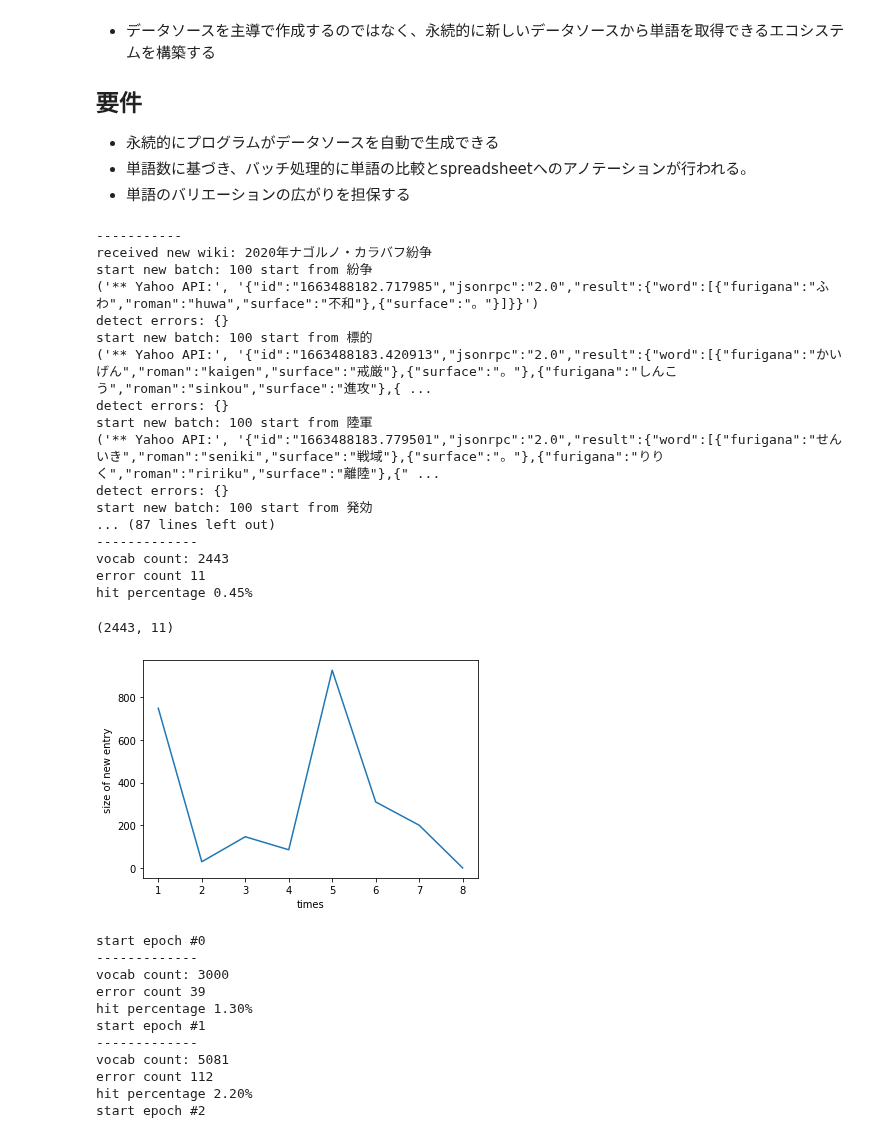
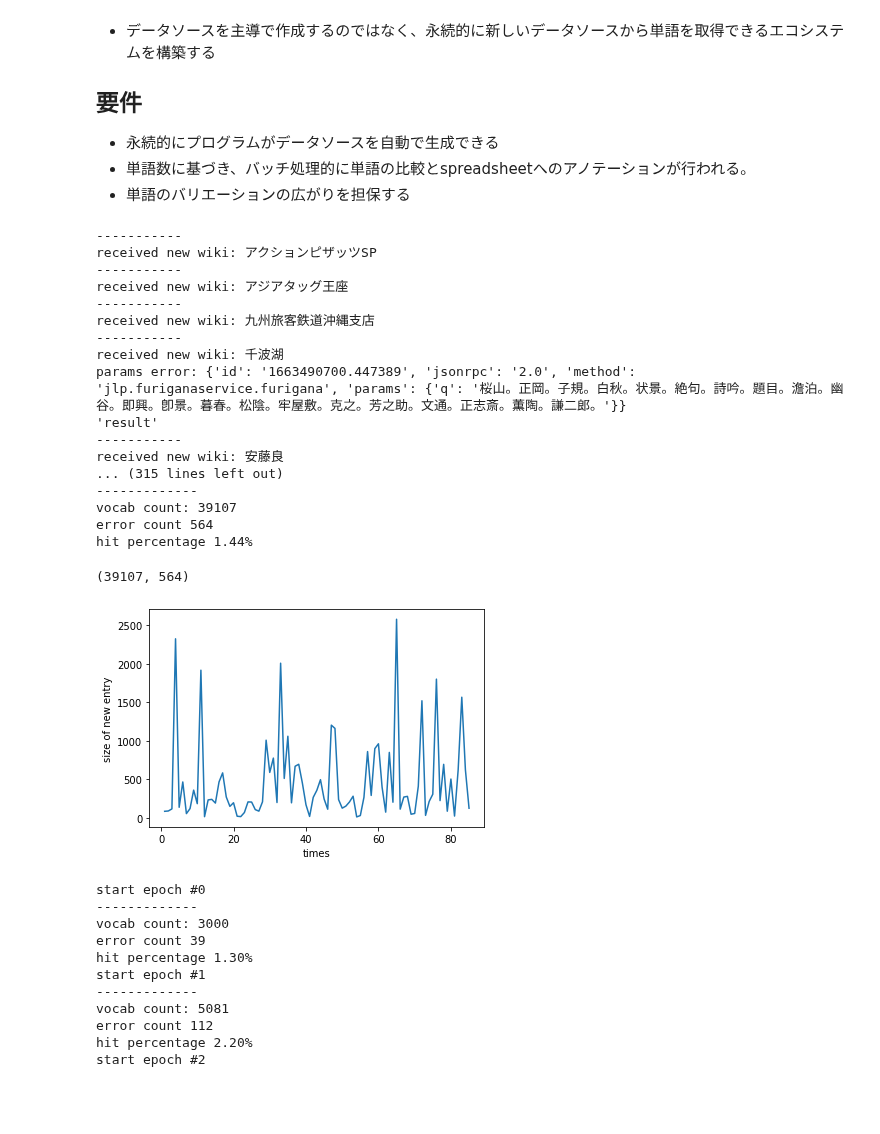
Before and after one commit to mzhkz/coefont_kana_convert_error_detector, a Jupyter notebook: 0904_detect_kana_yomi_error.ipynb, the cells around one changed output. Saved outputs shown, nothing was run; the diff lists cells and outputs as text; code cells hidden in the pictures; blank space fills up the shorter version.

```diff
--- a/0904_detect_kana_yomi_error.ipynb
+++ b/0904_detect_kana_yomi_error.ipynb
@@ -685,6 +687,7 @@ test_09_url = 'https://stream.wikimedia.org/v2/stream/recentchange'
 # wikipediaの更新ログをデータセットに変換するイテレータ
 def getDataSourceFromWikipedia(limit=None, show_received_log=False):
   count = 0
+  titles = []
   for event in EventSource(test_09_url, last_id=None):
     if event.event == 'message':
         try:
@@ -692,7 +695,9 @@ def getDataSourceFromWikipedia(limit=None, show_received_log=False):
         except ValueError:
             pass
         else:
-            if change["server_name"] == 'ja.wikipedia.org' and ":" not in change["title"]: #カテゴリや利用者の更新は除く、記事本体の更新を取得
+            wiki_title = change["title"]
+            #日本のwikipediaのみ+過去に見たものは除く+カテゴリや利用者の更新は除く記事本体の更新を取得
+            if change["server_name"] == 'ja.wikipedia.org' and wiki_title not in titles and ":" not in wiki_title:
                 wiki_title = change["title"]
                 if show_received_log:
                   print("-----------")
@@ -700,33 +705,34 @@ def getDataSourceFromWikipedia(limit=None, show_received_log=False):
                 datasource = WikipediaDataSource(title=wiki_title)
                 datasource.load()
                 count +=1
+                titles.append(wiki_title)
                 yield datasource
                 if limit != None and count >= limit:
                    break
 # %%
 # datasetの上限100, バッチ処理100characterに設定し、ストリーミングを行う
-test_09_batch = OptimaizedCompetionBatch(test_09_competition, streaming_iters=getDataSourceFromWikipedia(limit=15, show_received_log=True), batch_character_size=200)
-test_09_batch.start(plot_entry_rates=True, show_batch_log=True, show_api_log=True) #ストリーミング処理を開始
+test_09_batch = OptimaizedCompetionBatch(test_09_competition, streaming_iters=getDataSourceFromWikipedia(limit=150, show_received_log=True), batch_character_size=200)
+test_09_batch.start(plot_entry_rates=True, show_batch_log=False, show_api_log=False) #ストリーミング処理を開始
 # %% [output]
 -----------
-received new wiki: 2020年ナゴルノ・カラバフ紛争
-start new batch: 100 start from 紛争
-('** Yahoo API:', '{"id":"1663488182.717985","jsonrpc":"2.0","result":{"word":[{"furigana":"ふわ","roman":"huwa","surface":"不和"},{"surface":"。"}]}}')
-detect errors: {}
-start new batch: 100 start from 標的
-('** Yahoo API:', '{"id":"1663488183.420913","jsonrpc":"2.0","result":{"word":[{"furigana":"かいげん","roman":"kaigen","surface":"戒厳"},{"surface":"。"},{"furigana":"しんこう","roman":"sinkou","surface":"進攻"},{ ...
-detect errors: {}
-start new batch: 100 start from 陸軍
-('** Yahoo API:', '{"id":"1663488183.779501","jsonrpc":"2.0","result":{"word":[{"furigana":"せんいき","roman":"seniki","surface":"戦域"},{"surface":"。"},{"furigana":"りりく","roman":"ririku","surface":"離陸"},{" ...
-detect errors: {}
-start new batch: 100 start from 発効
-... (87 lines left out)
+received new wiki: アクションピザッツSP
+-----------
+received new wiki: アジアタッグ王座
+-----------
+received new wiki: 九州旅客鉄道沖縄支店
+-----------
+received new wiki: 千波湖
+params error: {'id': '1663490700.447389', 'jsonrpc': '2.0', 'method': 'jlp.furiganaservice.furigana', 'params': {'q': '桜山。正岡。子規。白秋。状景。絶句。詩吟。題目。澹泊。幽谷。即興。卽景。暮春。松陰。牢屋敷。克之。芳之助。文通。正志斎。薫陶。謙二郎。'}}
+'result'
+-----------
+received new wiki: 安藤良
+... (315 lines left out)
 -------------
-vocab count: 2443
-error count 11
-hit percentage 0.45%
+vocab count: 39107
+error count 564
+hit percentage 1.44%
-(2443, 11)
+(39107, 564)
-[figure, old version]
+[figure, new version]
 # %%
 # datasetの上限100, バッチ処理100characterに設定し、ストリーミングを行う
 test_09_epochs = 5
```
Also changed, not shown: parts of 1 cell of this notebook.
